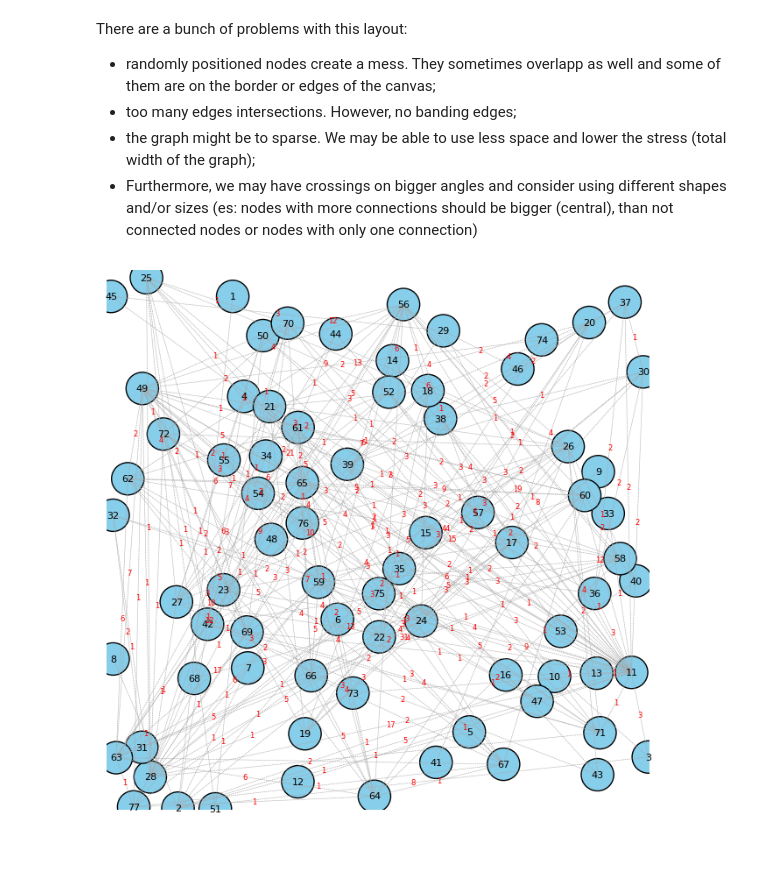
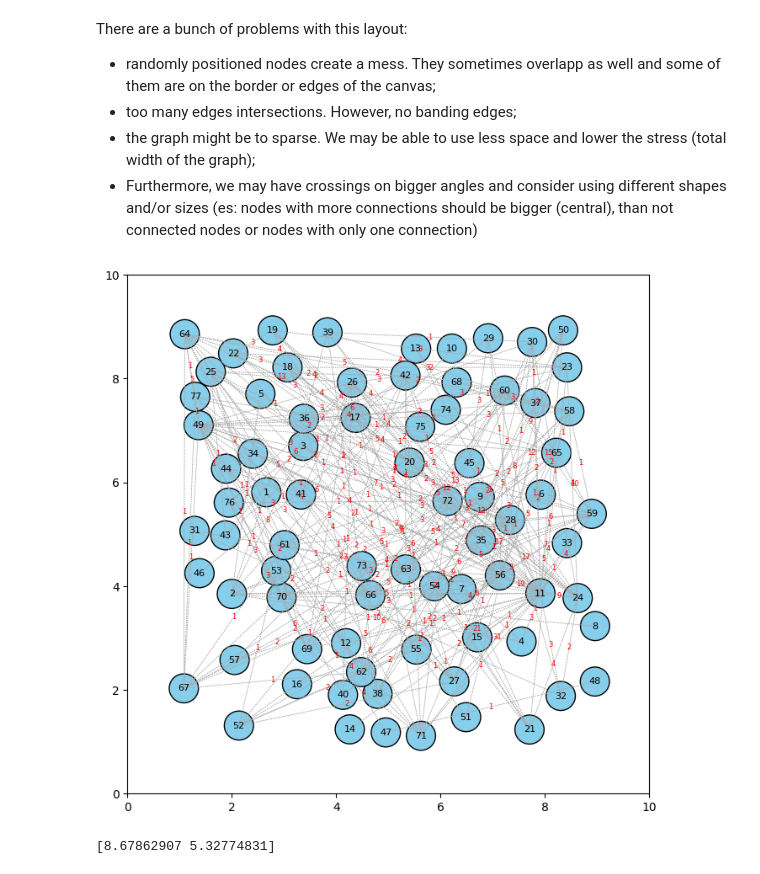
Before and after one commit to Prat2420/Data-Visualization-CurryPasta, a Jupyter notebook: Notebooks/step_1.ipynb, the cells around one changed output. Saved outputs shown, nothing was run; the diff lists cells and outputs as text; code cells hidden in the pictures.

Commit message:
fixed the overlapping of nodes as much as possible( for 2nd data set)

```diff
--- a/Notebooks/step_1.ipynb
+++ b/Notebooks/step_1.ipynb
@@ -69,6 +69,14 @@ import pydot
 data_name_1 = "../Dataset/Step1/JazzNetwork.dot"
 graphs = pydot.graph_from_dot_file(data_name_1)
 graph = graphs[0]
+
+def get_unique_random_position(existing_positions, max_attempts=100):
+    """Generate a unique random position that does not overlap significantly with existing ones."""
+    for _ in range(max_attempts):
+        pos = np.random.rand(2)
+        if all(np.linalg.norm(pos - existing) > 0.05 for existing in existing_positions.values()):
+            return pos
+    return np.random.rand(2)  # Fallback if no unique position is found
 
 # Get the list of nodes and edges
 nodes = graph.get_nodes()
@@ -122,8 +130,8 @@ import pydot
 def get_unique_random_position(existing_positions, max_attempts=100):
     """Generate a unique random position that does not overlap significantly with existing ones."""
     for _ in range(max_attempts):
-        pos = np.random.rand(2)
-        if all(np.linalg.norm(pos - existing) > 0.05 for existing in existing_positions.values()):
+        pos = (0.1 + (0.9 - 0.1) * np.random.rand(2))*10
+        if all(np.linalg.norm(pos - existing) > 0.5 for existing in existing_positions.values()):
             return pos
     return np.random.rand(2)  # Fallback if no unique position is found
 
@@ -138,36 +146,41 @@ edges = graph.get_edges()
 
 # Store node positions
 node_positions = {}
 
 # Initialize the plot
 fig, ax = plt.subplots(figsize=(8, 8))
 
 # Assign unique random positions to nodes
 for node in nodes:
     node_name = node.get_name()
     if node_name.isdigit():  # Ensure we ignore special characters
         node_positions[node_name] = get_unique_random_position(node_positions)
-        ax.add_patch(Circle(node_positions[node_name], radius=0.03, edgecolor='black', facecolor='skyblue'))
+        ax.add_patch(Circle(node_positions[node_name], radius=0.28, edgecolor='black', facecolor='skyblue'))
         ax.text(node_positions[node_name][0], node_positions[node_name][1], node_name, fontsize=8, ha='center', va='center')
 
 # Draw edges with weights
 for edge in edges:
     source, target = edge.get_source(), edge.get_destination()
     if source.isdigit() and target.isdigit():
         source_pos = node_positions[source]
         target_pos = node_positions[target]
         weight = edge.get_attributes().get("weight", "1")  # Get weight, default to 1
         ax.add_patch(ConnectionPatch(
-            source_pos, target_pos, 'data', 'data', color='#A9A9A9', linestyle=':', linewidth=0.5
+            source_pos, target_pos, 'data', 'data', color='#A9A9A9', linestyle=':', linewidth=0.6
         ))
         mid_pos = (source_pos + target_pos) / 2  # Midpoint for weight label
         ax.text(mid_pos[0], mid_pos[1], weight, fontsize=6, color='red', ha='center', va='center')
 
 # Set plot limits
-ax.set_xlim(0, 1)
-ax.set_ylim(0, 1)
-ax.axis('off')
+ax.set_xlim(0, 10)
+ax.set_ylim(0, 10)
+ax.axis('on')
 
 plt.show()
 # %% [output]
-[figure, old version]
+[figure, new version]
+# %%
+pos = (0.1 + (0.9 - 0.1) * np.random.rand(2))*10
+print(pos)
+# %% [output]
+[8.67862907 5.32774831]
```
Also changed, not shown: parts of 2 cells of this notebook.
